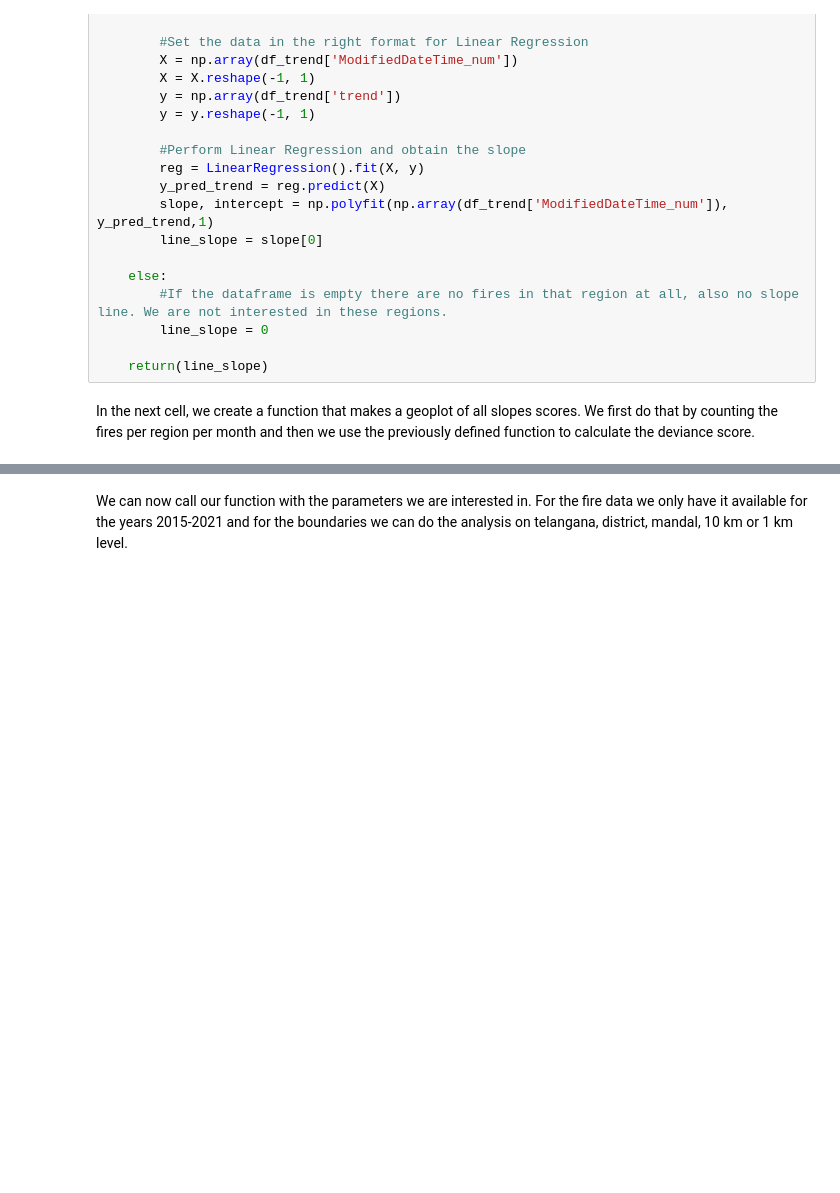
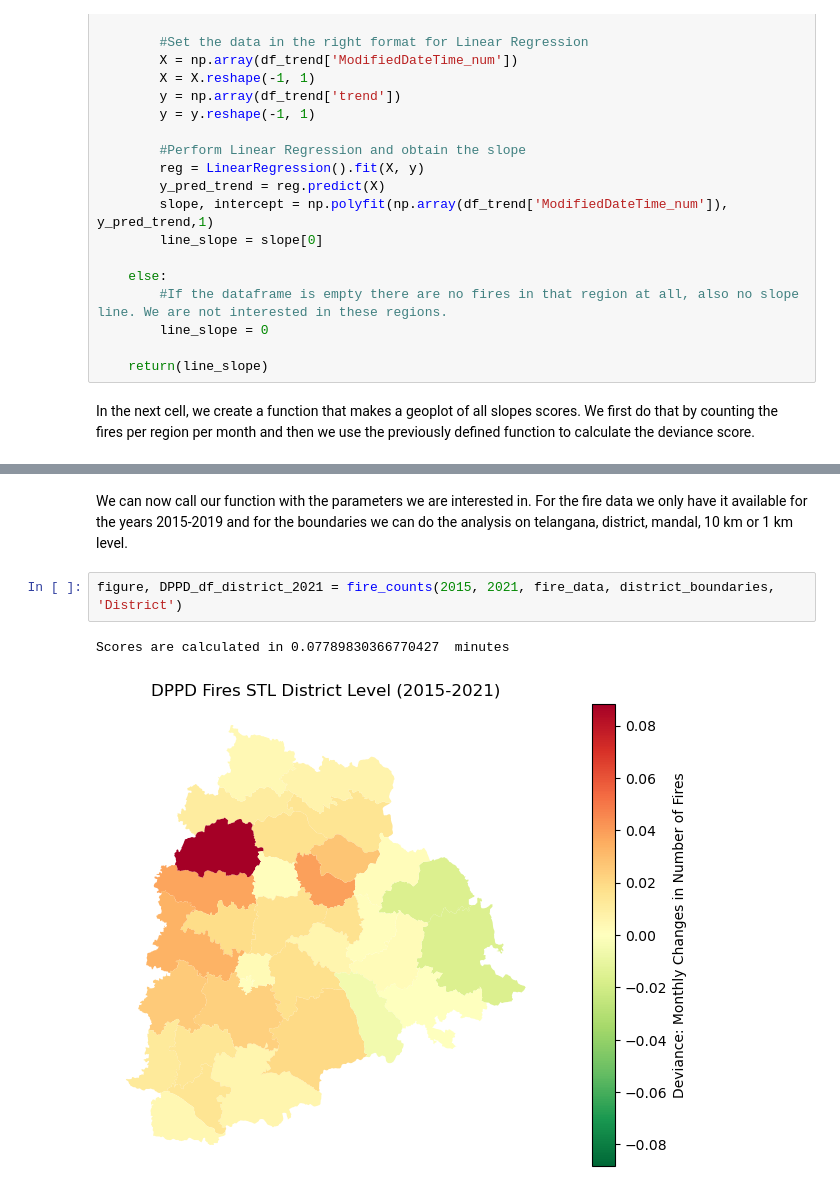
Before and after one commit to undpindia/dicra, a Jupyter notebook: analytics/sandbox/notebooks/crop_fires/DPPD_Jesse/Fires/DPPD_Final_Count_Fires.ipynb, the cells around one changed output, grey strips where cells are left out. Drawn from its saved outputs; the diff is of its cells as text; blank space fills up the shorter version.

```diff
--- a/analytics/sandbox/notebooks/crop_fires/DPPD_Jesse/Fires/DPPD_Final_Count_Fires.ipynb
+++ b/analytics/sandbox/notebooks/crop_fires/DPPD_Jesse/Fires/DPPD_Final_Count_Fires.ipynb
@@ -207,5 +212,10 @@ def fire_counts(beginyear:int, endyear:int, fire_data, boundaries, level:str):
 
     return(plt.show(), DPPD_df)
 # %% [markdown]
-We can now call our function with the parameters we are interested in. For the fire data we only have it available for the years 2015-2021 and for the boundaries we can do the analysis on telangana, district, mandal, 10 km or 1 km level.
+We can now call our function with the parameters we are interested in. For the fire data we only have it available for the years 2015-2019 and for the boundaries we can do the analysis on telangana, district, mandal, 10 km or 1 km level.
+# %%
+figure, DPPD_df_district_2021 = fire_counts(2015, 2021, fire_data, district_boundaries, 'District')
+# %% [output]
+Scores are calculated in 0.07789830366770427  minutes
+[figure, added]
 # %%
```
Also changed, not shown: parts of 15 cells of this notebook, 44 other files.
